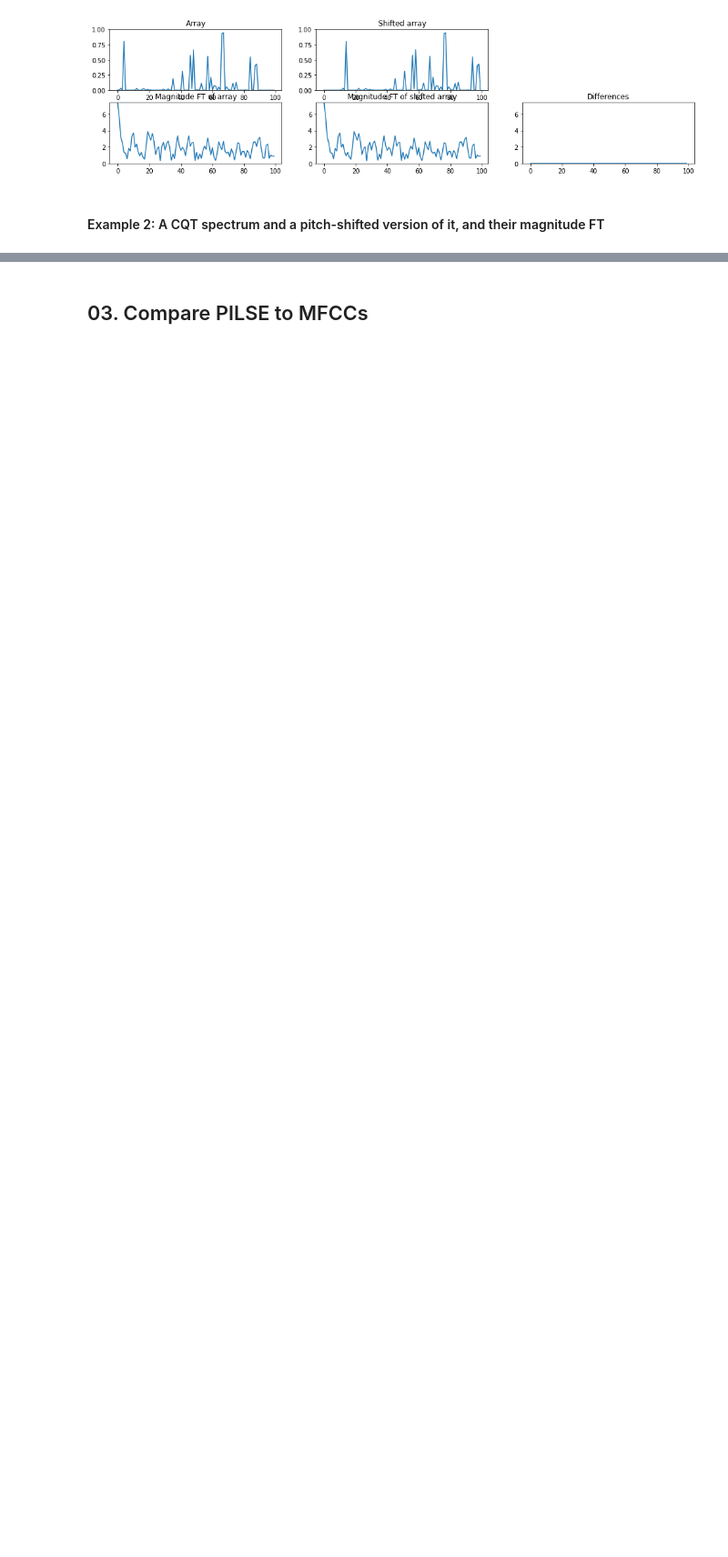
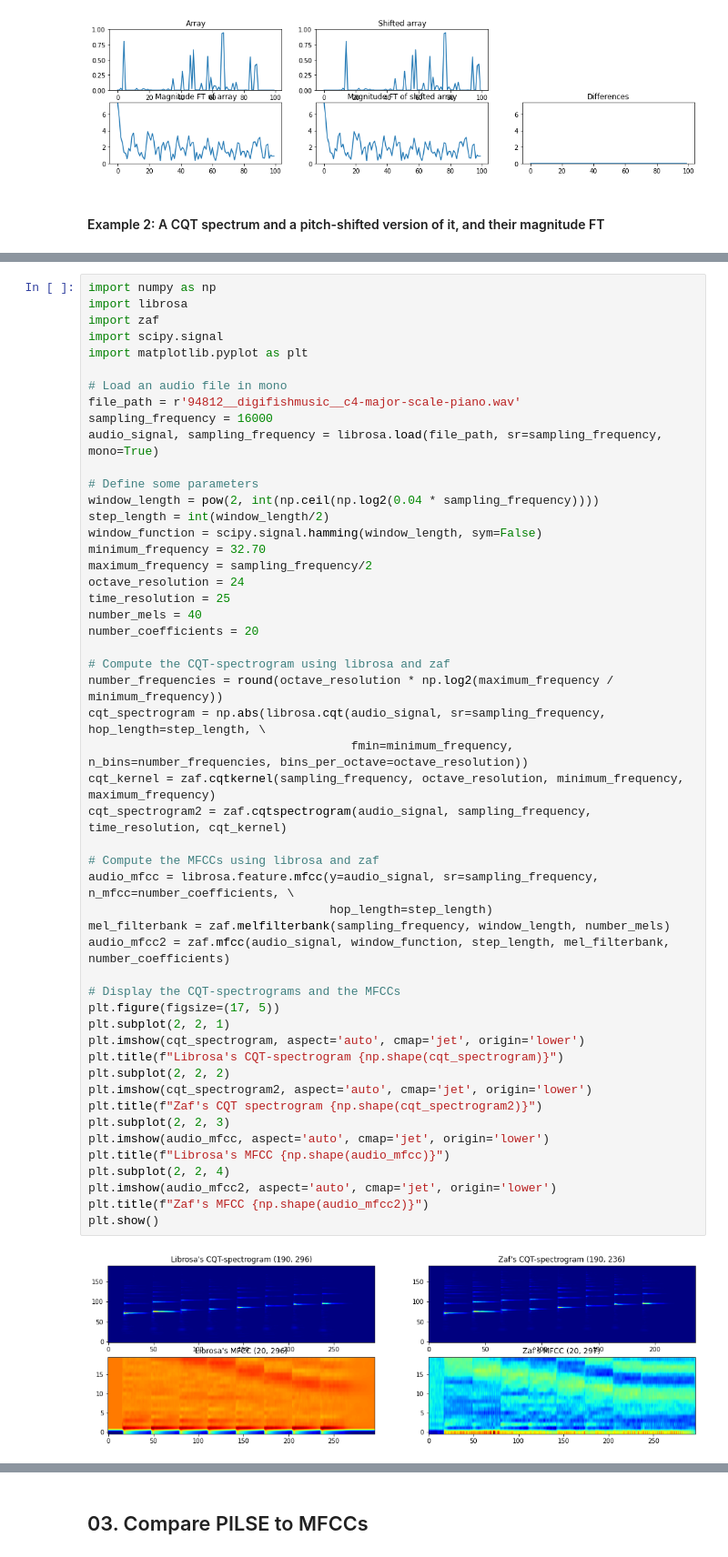
Before and after one commit to zafarrafii/CQHC-Python, a Jupyter notebook: PILSE-Python.ipynb, the cells around one changed output, grey strips where cells are left out. Shown at 91% size. Saved outputs shown, nothing was run; the diff lists cells and outputs as text; blank space fills up the shorter version.

```diff
--- a/PILSE-Python.ipynb
+++ b/PILSE-Python.ipynb
@@ -223 +223,54 @@ plt.show()
+# %%
+import numpy as np
+import librosa
+import zaf
+import scipy.signal
+import matplotlib.pyplot as plt
+
+# Load an audio file in mono
+file_path = r'94812__digifishmusic__c4-major-scale-piano.wav'
+sampling_frequency = 16000
+audio_signal, sampling_frequency = librosa.load(file_path, sr=sampling_frequency, mono=True)
+
+# Define some parameters
+window_length = pow(2, int(np.ceil(np.log2(0.04 * sampling_frequency))))
+step_length = int(window_length/2)
+window_function = scipy.signal.hamming(window_length, sym=False)
+minimum_frequency = 32.70
+maximum_frequency = sampling_frequency/2
+octave_resolution = 24
+time_resolution = 25
+number_mels = 40
+number_coefficients = 20
+
+# Compute the CQT-spectrogram using librosa and zaf
+number_frequencies = round(octave_resolution * np.log2(maximum_frequency / minimum_frequency))
+cqt_spectrogram = np.abs(librosa.cqt(audio_signal, sr=sampling_frequency, hop_length=step_length, \
+                                     fmin=minimum_frequency, n_bins=number_frequencies, bins_per_octave=octave_resolution))
+cqt_kernel = zaf.cqtkernel(sampling_frequency, octave_resolution, minimum_frequency, maximum_frequency)
+cqt_spectrogram2 = zaf.cqtspectrogram(audio_signal, sampling_frequency, time_resolution, cqt_kernel)
+
+# Compute the MFCCs using librosa and zaf
+audio_mfcc = librosa.feature.mfcc(y=audio_signal, sr=sampling_frequency, n_mfcc=number_coefficients, \
+                                  hop_length=step_length)
+mel_filterbank = zaf.melfilterbank(sampling_frequency, window_length, number_mels)
+audio_mfcc2 = zaf.mfcc(audio_signal, window_function, step_length, mel_filterbank, number_coefficients)
+
+# Display the CQT-spectrograms and the MFCCs
+plt.figure(figsize=(17, 5))
+plt.subplot(2, 2, 1)
+plt.imshow(cqt_spectrogram, aspect='auto', cmap='jet', origin='lower')
+plt.title(f"Librosa's CQT-spectrogram {np.shape(cqt_spectrogram)}")
+plt.subplot(2, 2, 2)
+plt.imshow(cqt_spectrogram2, aspect='auto', cmap='jet', origin='lower')
+plt.title(f"Zaf's CQT spectrogram {np.shape(cqt_spectrogram2)}")
+plt.subplot(2, 2, 3)
+plt.imshow(audio_mfcc, aspect='auto', cmap='jet', origin='lower')
+plt.title(f"Librosa's MFCC {np.shape(audio_mfcc)}")
+plt.subplot(2, 2, 4)
+plt.imshow(audio_mfcc2, aspect='auto', cmap='jet', origin='lower')
+plt.title(f"Zaf's MFCC {np.shape(audio_mfcc2)}")
+plt.show()
+# %% [output]
+[figure, added]
 # %% [markdown]
```
Also changed, not shown: parts of 11 cells of this notebook.
